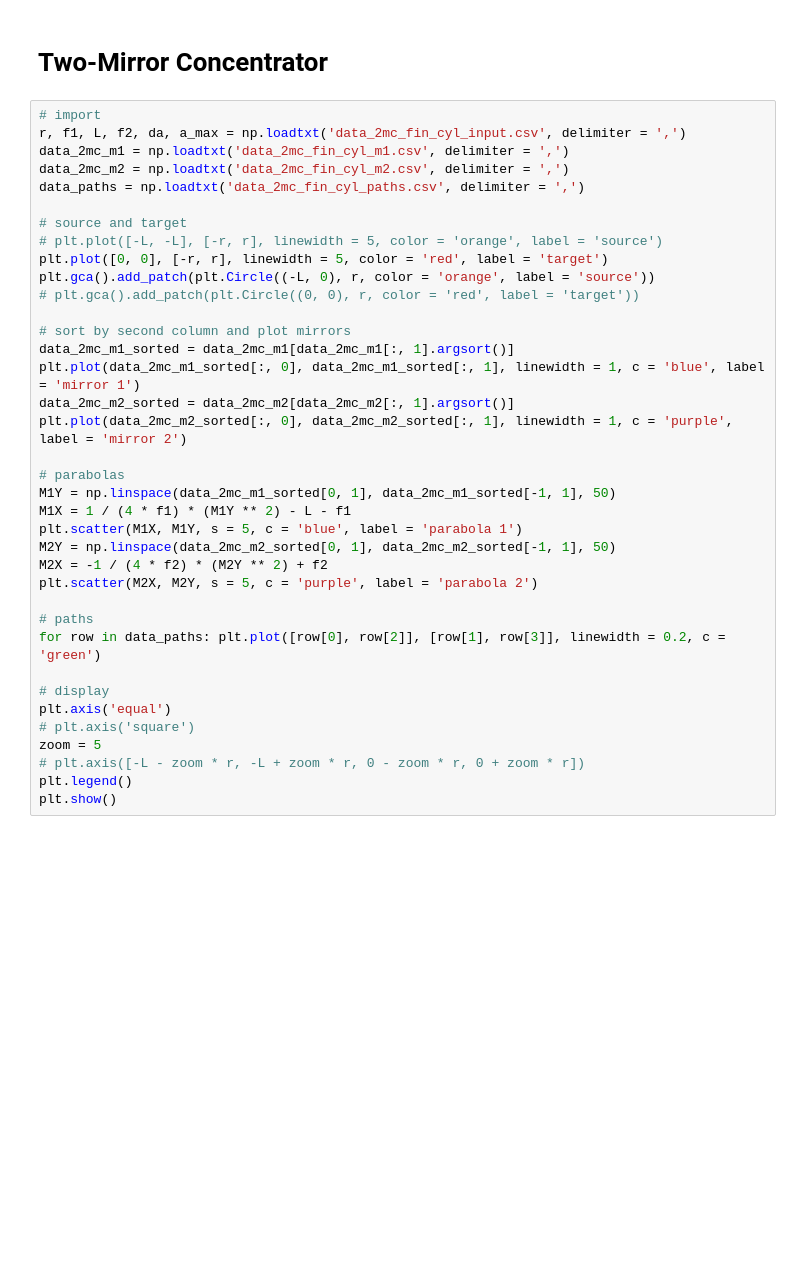
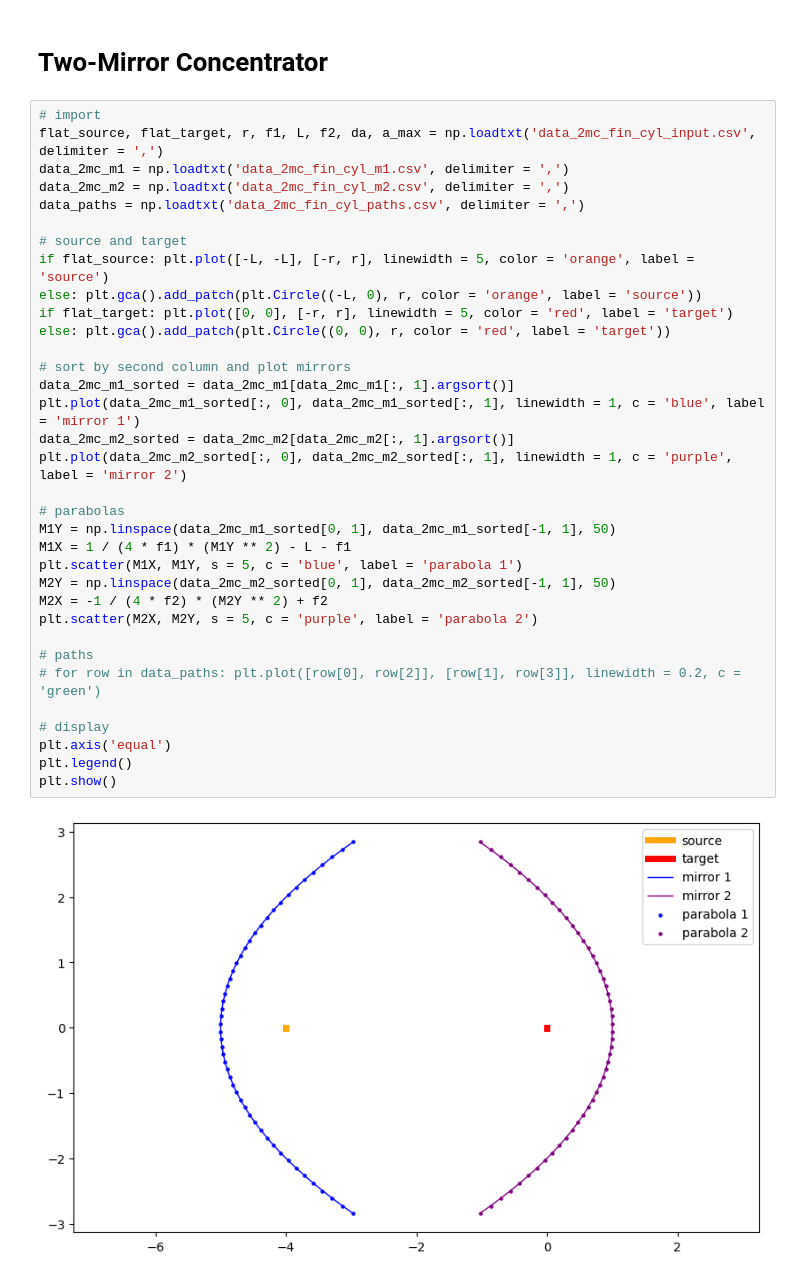
Before and after one commit to ssteinberg/solar_optical_concentrator, a Jupyter notebook: 2mcfin.ipynb, the cells around one changed output. Saved outputs shown, nothing was run; the diff lists cells and outputs as text; blank space fills up the shorter version.

```diff
--- a/2mcfin.ipynb
+++ b/2mcfin.ipynb
@@ -7,38 +7,37 @@ matplotlib.rc('figure', figsize = (10, 6))
 # Two-Mirror Concentrator
 # %%
 # import
-r, f1, L, f2, da, a_max = np.loadtxt('data_2mc_fin_cyl_input.csv', delimiter = ',')
+flat_source, flat_target, r, f1, L, f2, da, a_max = np.loadtxt('data_2mc_fin_cyl_input.csv', delimiter = ',')
 data_2mc_m1 = np.loadtxt('data_2mc_fin_cyl_m1.csv', delimiter = ',')
 data_2mc_m2 = np.loadtxt('data_2mc_fin_cyl_m2.csv', delimiter = ',')
 data_paths = np.loadtxt('data_2mc_fin_cyl_paths.csv', delimiter = ',')
 
 # source and target
-# plt.plot([-L, -L], [-r, r], linewidth = 5, color = 'orange', label = 'source')
-plt.plot([0, 0], [-r, r], linewidth = 5, color = 'red', label = 'target')
-plt.gca().add_patch(plt.Circle((-L, 0), r, color = 'orange', label = 'source'))
-# plt.gca().add_patch(plt.Circle((0, 0), r, color = 'red', label = 'target'))
+if flat_source: plt.plot([-L, -L], [-r, r], linewidth = 5, color = 'orange', label = 'source')
+else: plt.gca().add_patch(plt.Circle((-L, 0), r, color = 'orange', label = 'source'))
+if flat_target: plt.plot([0, 0], [-r, r], linewidth = 5, color = 'red', label = 'target')
+else: plt.gca().add_patch(plt.Circle((0, 0), r, color = 'red', label = 'target'))
 
 # sort by second column and plot mirrors
 data_2mc_m1_sorted = data_2mc_m1[data_2mc_m1[:, 1].argsort()]
 plt.plot(data_2mc_m1_sorted[:, 0], data_2mc_m1_sorted[:, 1], linewidth = 1, c = 'blue', label = 'mirror 1')
 data_2mc_m2_sorted = data_2mc_m2[data_2mc_m2[:, 1].argsort()]
 plt.plot(data_2mc_m2_sorted[:, 0], data_2mc_m2_sorted[:, 1], linewidth = 1, c = 'purple', label = 'mirror 2')
 
 # parabolas
 M1Y = np.linspace(data_2mc_m1_sorted[0, 1], data_2mc_m1_sorted[-1, 1], 50)
 M1X = 1 / (4 * f1) * (M1Y ** 2) - L - f1
 plt.scatter(M1X, M1Y, s = 5, c = 'blue', label = 'parabola 1')
 M2Y = np.linspace(data_2mc_m2_sorted[0, 1], data_2mc_m2_sorted[-1, 1], 50)
 M2X = -1 / (4 * f2) * (M2Y ** 2) + f2
 plt.scatter(M2X, M2Y, s = 5, c = 'purple', label = 'parabola 2')
 
 # paths
-for row in data_paths: plt.plot([row[0], row[2]], [row[1], row[3]], linewidth = 0.2, c = 'green')
+# for row in data_paths: plt.plot([row[0], row[2]], [row[1], row[3]], linewidth = 0.2, c = 'green')
 
 # display
 plt.axis('equal')
-# plt.axis('square')
-zoom = 5
-# plt.axis([-L - zoom * r, -L + zoom * r, 0 - zoom * r, 0 + zoom * r])
 plt.legend()
 plt.show()
+# %% [output]
+[figure, added]
```
Also changed, not shown: parts of 2 cells of this notebook, 1 other file.
